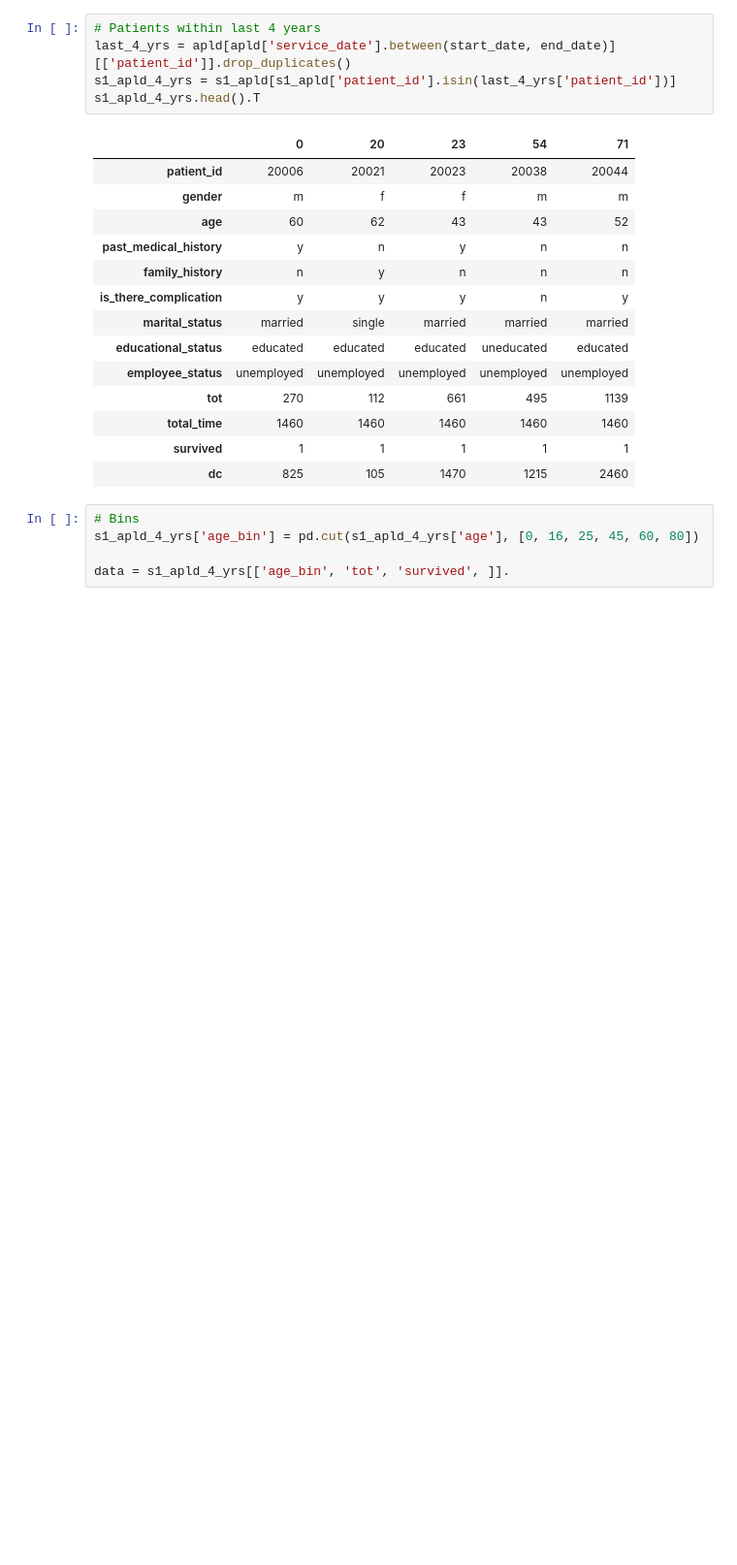
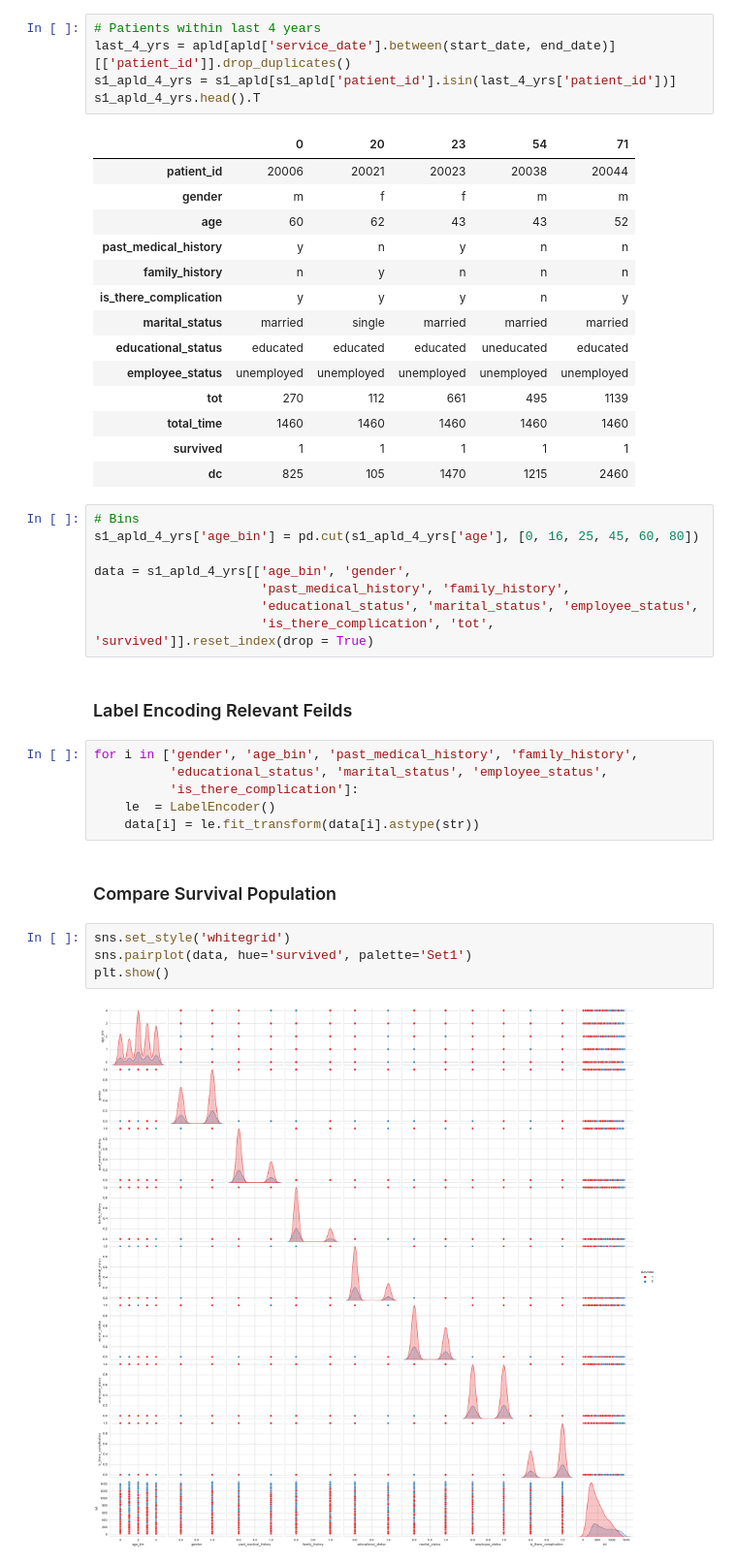
Before and after one commit to nicksv03/Survival_Analysis_BYOP, a Jupyter notebook: survival_analysis.ipynb, the cells around one changed output. Shown at 97% size. Saved outputs shown, nothing was run; the diff lists cells and outputs as text; blank space fills up the shorter version.

```diff
--- a/survival_analysis.ipynb
+++ b/survival_analysis.ipynb
@@ -950,4 +950,23 @@ s1_apld_4_yrs.head().T
 # Bins
 s1_apld_4_yrs['age_bin'] = pd.cut(s1_apld_4_yrs['age'], [0, 16, 25, 45, 60, 80])
 
-data = s1_apld_4_yrs[['age_bin', 'tot', 'survived', ]].
+data = s1_apld_4_yrs[['age_bin', 'gender',
+                      'past_medical_history', 'family_history',
+                      'educational_status', 'marital_status', 'employee_status',
+                      'is_there_complication', 'tot', 'survived']].reset_index(drop = True)
+# %% [markdown]
+### Label Encoding Relevant Feilds
+# %%
+for i in ['gender', 'age_bin', 'past_medical_history', 'family_history',
+          'educational_status', 'marital_status', 'employee_status',
+          'is_there_complication']:
+    le  = LabelEncoder()
+    data[i] = le.fit_transform(data[i].astype(str))
+# %% [markdown]
+### Compare Survival Population
+# %%
+sns.set_style('whitegrid')
+sns.pairplot(data, hue='survived', palette='Set1')
+plt.show()
+# %% [output]
+[figure, added]
```
Also changed, not shown: parts of 10 cells of this notebook.
